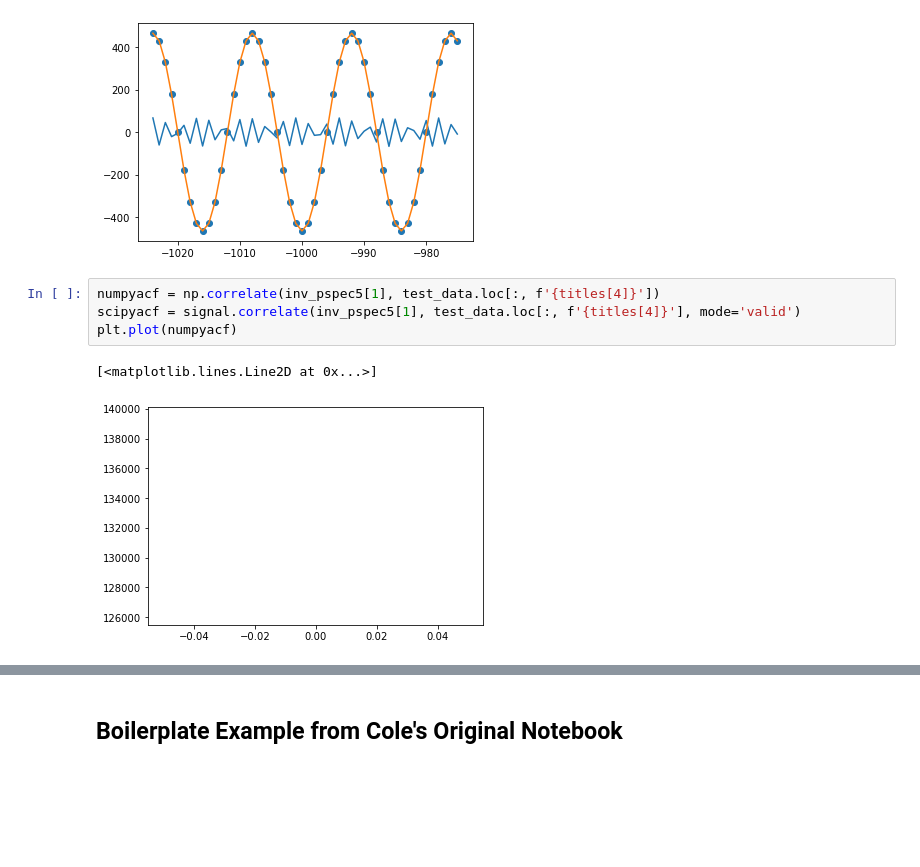
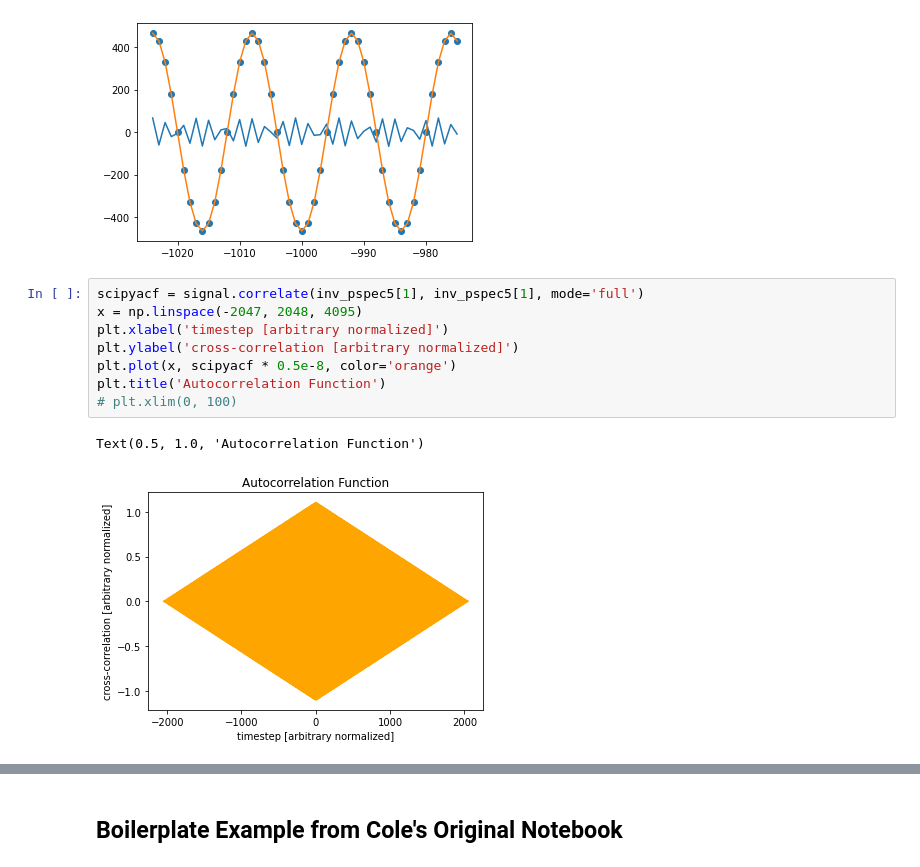
Before and after one commit to nolanylee/astro121lab, a Jupyter notebook: Sec_5_Better_Data.ipynb, the cells around one changed output, grey strips where cells are left out. Cells and saved outputs as stored; diff of their text form; blank space fills up the shorter version.

```diff
--- a/Sec_5_Better_Data.ipynb
+++ b/Sec_5_Better_Data.ipynb
@@ -105,10 +103,14 @@ plt.scatter(inv_pspec5[0][:50], inv_pspec5[1][:50])
 # %% [output]
 <matplotlib.collections.PathCollection at 0x...>
 [figure]
-# %%
-numpyacf = np.correlate(inv_pspec5[1], test_data.loc[:, f'{titles[4]}'])
-scipyacf = signal.correlate(inv_pspec5[1], test_data.loc[:, f'{titles[4]}'], mode='valid')
-plt.plot(numpyacf)
-# %% [output]
-[<matplotlib.lines.Line2D at 0x...>]
-[figure, removed]
+# %%
+scipyacf = signal.correlate(inv_pspec5[1], inv_pspec5[1], mode='full')
+x = np.linspace(-2047, 2048, 4095)
+plt.xlabel('timestep [arbitrary normalized]')
+plt.ylabel('cross-correlation [arbitrary normalized]')
+plt.plot(x, scipyacf * 0.5e-8, color='orange')
+plt.title('Autocorrelation Function')
+# plt.xlim(0, 100)
+# %% [output]
+Text(0.5, 1.0, 'Autocorrelation Function')
+[figure, added]
```
Also changed, not shown: parts of 8 cells of this notebook.
